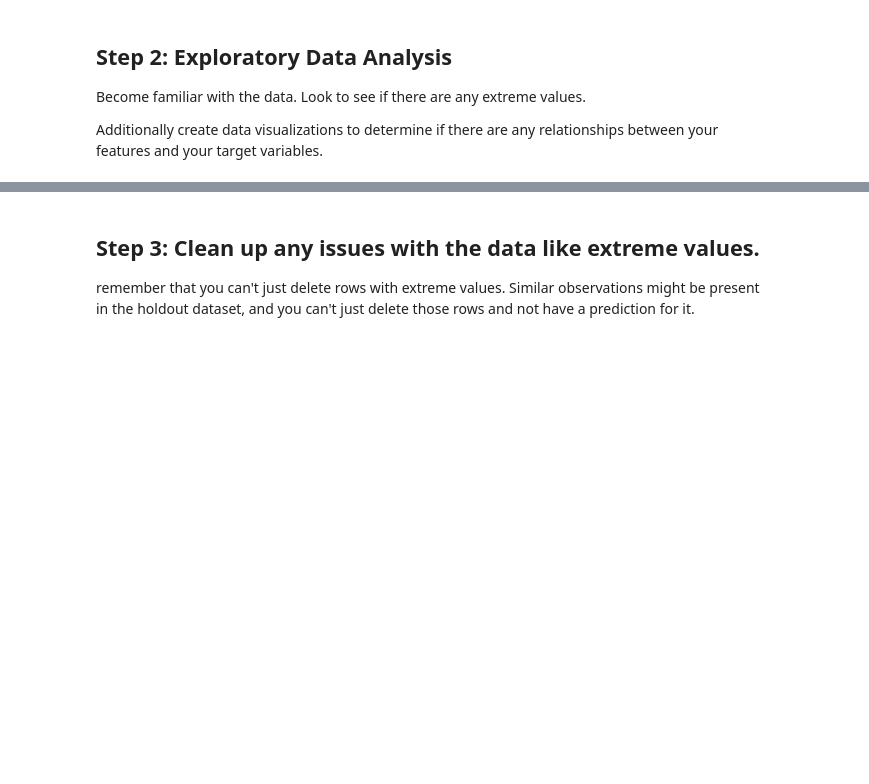
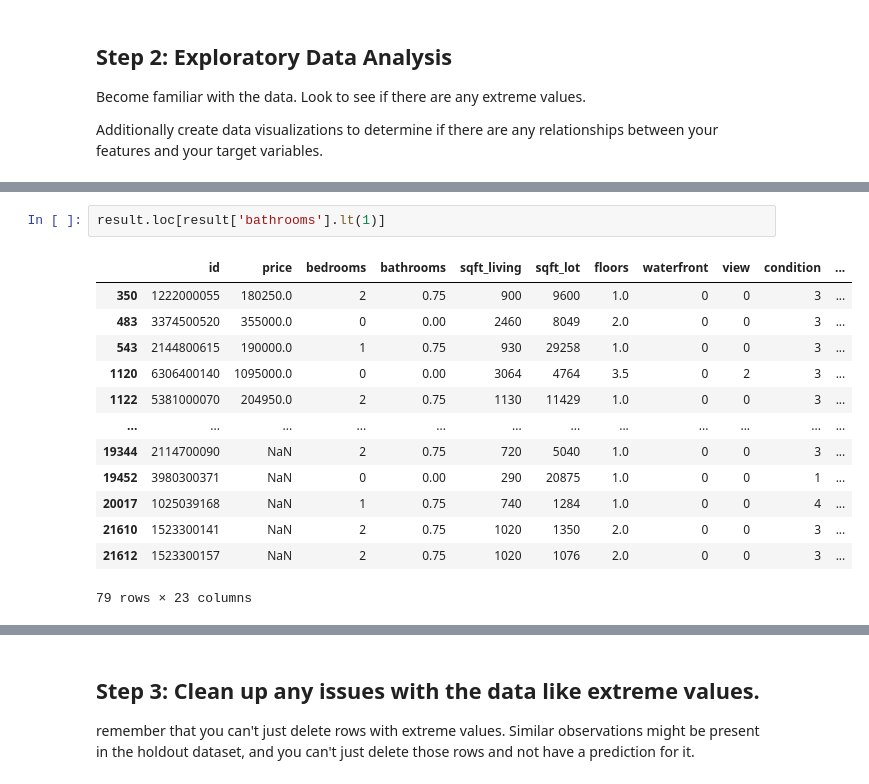
Before and after one commit to binyaz/kings_county_binya_albert_bakeoff, a Jupyter notebook: Applied_practice-Albert-Um.ipynb, the cells around one changed output, grey strips where cells are left out. Saved outputs shown, nothing was run; the diff lists cells and outputs as text; blank space fills up the shorter version.

```diff
--- a/Applied_practice-Albert-Um.ipynb
+++ b/Applied_practice-Albert-Um.ipynb
@@ -157,0 +389,16 @@ Additionally create data visualizations to determine if there are any relationsh
+# %%
+result.loc[result['bathrooms'].lt(1)]
+# %% [output]
+|  | id | price | bedrooms | bathrooms | sqft_living | sqft_lot | floors | waterfront | view | condition | ... |
+| 350 | 1222000055 | 180250.0 | 2 | 0.75 | 900 | 9600 | 1.0 | 0 | 0 | 3 | ... |
+| 483 | 3374500520 | 355000.0 | 0 | 0.00 | 2460 | 8049 | 2.0 | 0 | 0 | 3 | ... |
+| 543 | 2144800615 | 190000.0 | 1 | 0.75 | 930 | 29258 | 1.0 | 0 | 0 | 3 | ... |
+| 1120 | 6306400140 | 1095000.0 | 0 | 0.00 | 3064 | 4764 | 3.5 | 0 | 2 | 3 | ... |
+| 1122 | 5381000070 | 204950.0 | 2 | 0.75 | 1130 | 11429 | 1.0 | 0 | 0 | 3 | ... |
+| ... | ... | ... | ... | ... | ... | ... | ... | ... | ... | ... | ... |
+| 19344 | 2114700090 | NaN | 2 | 0.75 | 720 | 5040 | 1.0 | 0 | 0 | 3 | ... |
+| 19452 | 3980300371 | NaN | 0 | 0.00 | 290 | 20875 | 1.0 | 0 | 0 | 1 | ... |
+| 20017 | 1025039168 | NaN | 1 | 0.75 | 740 | 1284 | 1.0 | 0 | 0 | 4 | ... |
+| 21610 | 1523300141 | NaN | 2 | 0.75 | 1020 | 1350 | 2.0 | 0 | 0 | 3 | ... |
+| 21612 | 1523300157 | NaN | 2 | 0.75 | 1020 | 1076 | 2.0 | 0 | 0 | 3 | ... |
+79 rows × 23 columns
```
Also changed, not shown: parts of 24 cells of this notebook.
